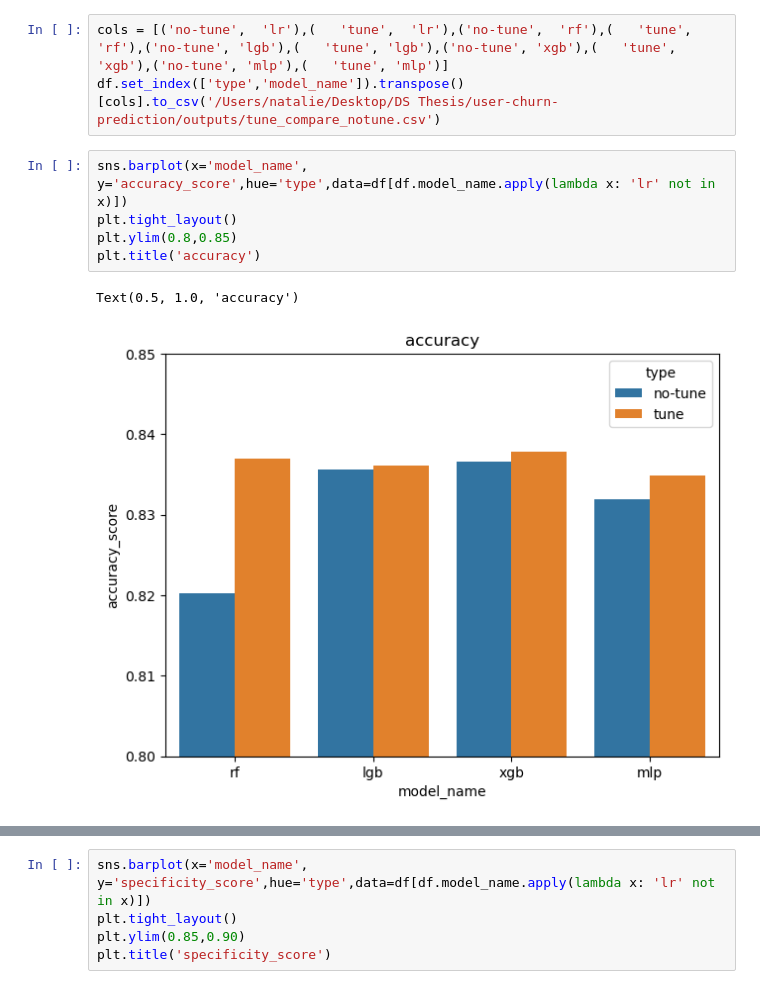
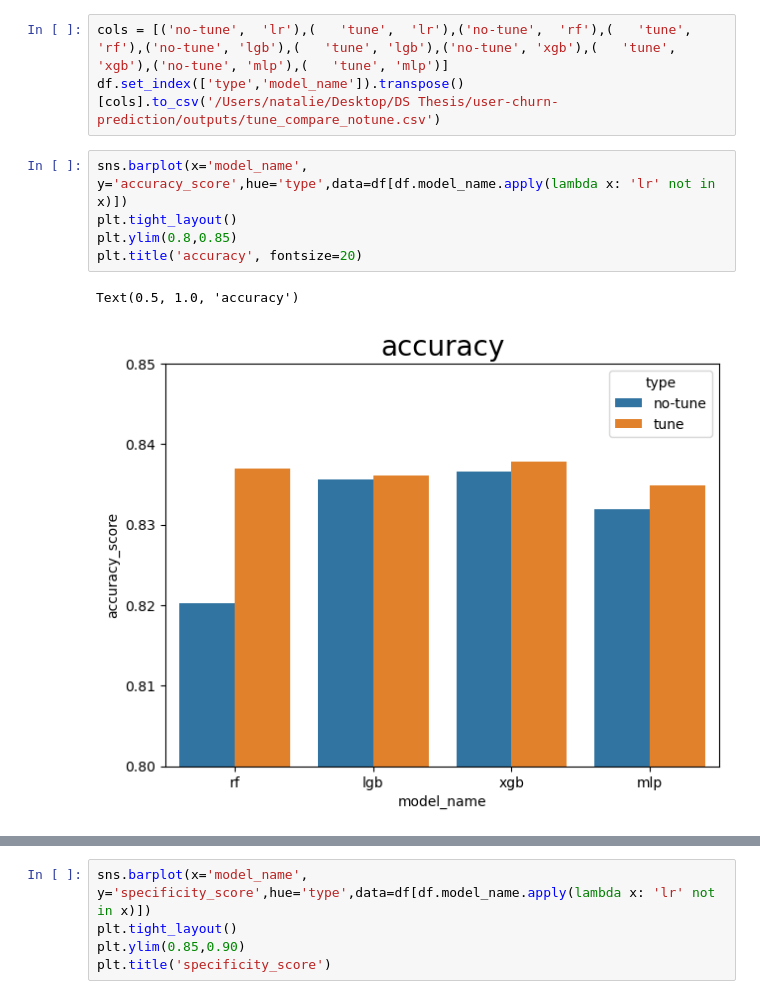
Before and after one commit to natalie283/user-churn-prediction, a Jupyter notebook: notebooks/tune_hyperparameters_report.ipynb, the cells around one changed output, grey strips where cells are left out. Cells and saved outputs as stored; diff of their text form.

```diff
--- a/notebooks/tune_hyperparameters_report.ipynb
+++ b/notebooks/tune_hyperparameters_report.ipynb
@@ -38,11 +38,11 @@ df.set_index(['type','model_name']).transpose()[cols].to_csv('/Users/natalie/Des
 # %%
 sns.barplot(x='model_name', y='accuracy_score',hue='type',data=df[df.model_name.apply(lambda x: 'lr' not in x)])
 plt.tight_layout()
 plt.ylim(0.8,0.85)
-plt.title('accuracy')
+plt.title('accuracy', fontsize=20)
 # %% [output]
 Text(0.5, 1.0, 'accuracy')
-[figure, old version]
+[figure, new version]
 # %%
 sns.barplot(x='model_name', y='f1_score',hue='type',data=df[df.model_name.apply(lambda x: 'lr' not in x)])
 plt.tight_layout()
```
Also changed, not shown: parts of 4 cells of this notebook, 4 other files.
